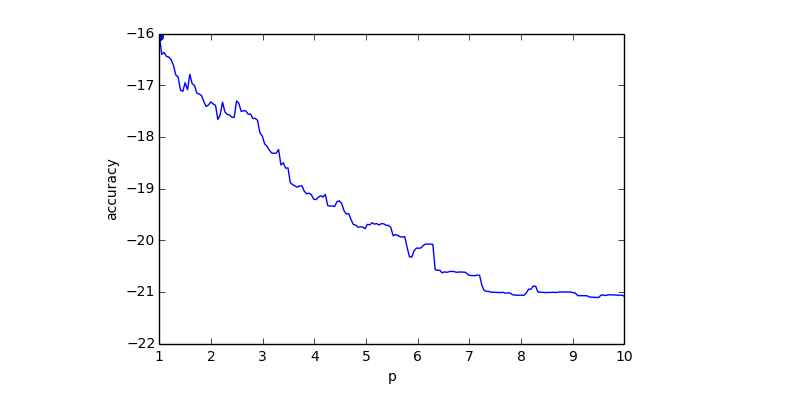
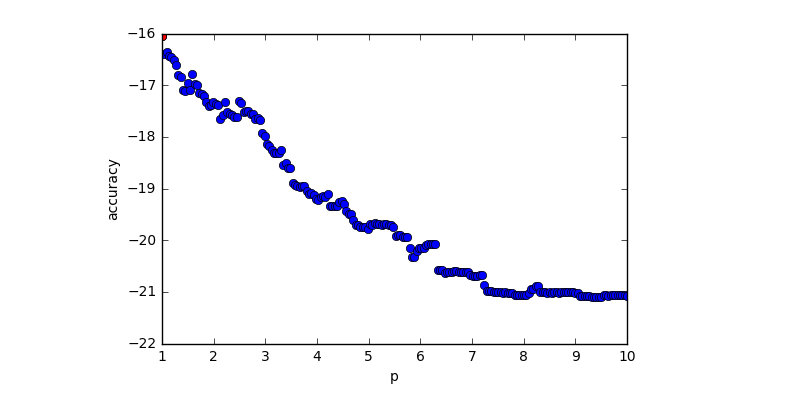
Before and after one commit to dav1nci/introduction-to-machine-learning, a Jupyter notebook: metrics_choose/main.ipynb, the cells around one changed output. Drawn from its saved outputs; the diff is of its cells as text; code cells hidden in the pictures.

```diff
--- a/metrics_choose/main.ipynb
+++ b/metrics_choose/main.ipynb
@@ -14,21 +14,22 @@ boston_data = load_boston()
 # %%
 data = boston_data.data
 data = scale(data)
 target = boston_data.target
+
 kf = KFold(len(data), n_folds=5, shuffle=True, random_state=42)
 
 accuracy_scaled = []
 for p_koef in np.linspace(1, 10, num=200):
     neigh = KNeighborsRegressor(n_neighbors=5, weights='distance', metric='minkowski', p=p_koef)
     a = cross_val_score(estimator=neigh, X=data, y=target, cv=kf, scoring='neg_mean_squared_error')
     accuracy_scaled.append(np.mean(a))
 
 x = np.linspace(1, 10, num=200)
-plt.plot(x, accuracy_scaled, 'b')
-plt.plot(np.argmax(accuracy_scaled) + 1, np.amax(accuracy_scaled), 'bo')
+plt.plot(x, accuracy_scaled, 'bo')
+plt.plot(np.argmax(accuracy_scaled) + 1, np.amax(accuracy_scaled), 'ro')
 plt.ylabel('accuracy')
 plt.xlabel('p')
 # plt.axis([0, 51, 0, 1])
 plt.show()
 # %% [output]
-[figure, old version]
+[figure, new version]
```
Also changed, not shown: parts of 1 cell of this notebook, 8 other files.
